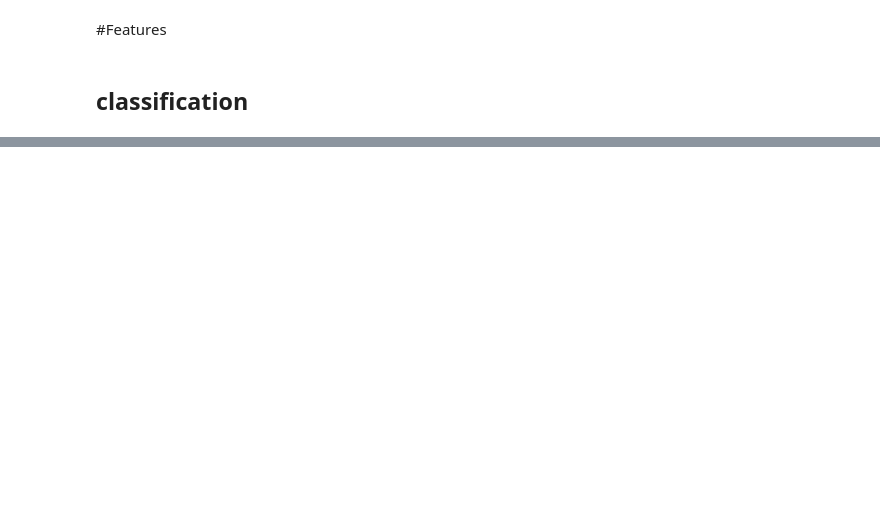
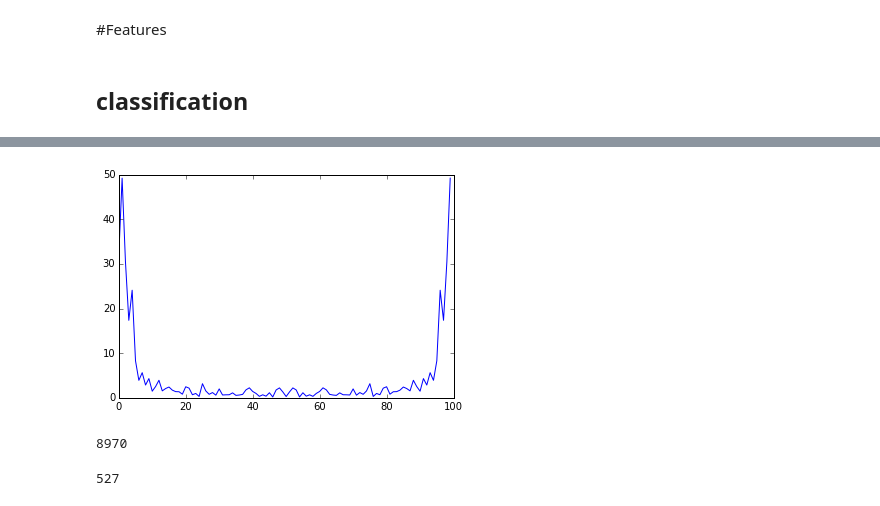
Before and after one commit to karthikv2k/sequoia_ml, a Jupyter notebook: notebooks/data-viz.ipynb, the cells around one changed output, grey strips where cells are left out. Saved outputs shown, nothing was run; the diff lists cells and outputs as text; code cells hidden in the pictures; blank space fills up the shorter version.

```diff
--- a/notebooks/data-viz.ipynb
+++ b/notebooks/data-viz.ipynb
@@ -244,0 +311,18 @@ normalize(df).plot(subplots=True, figsize=(100,20))
+# %%
+n = len(df["gyx"])
+f = []
+for i in range(0,n,300):
+    a = np.fft.fft(df["gyx"][i:i+100])
+    #f.append(np.argmax(a))
+    plt.plot(np.abs(a))
+    break
+# %% [output]
+[figure, added]
+# %%
+n
+# %% [output]
+8970
+# %%
+len(df_windowed)
+# %% [output]
+527
```
Also changed, not shown: parts of 11 cells of this notebook, 4 other files.
